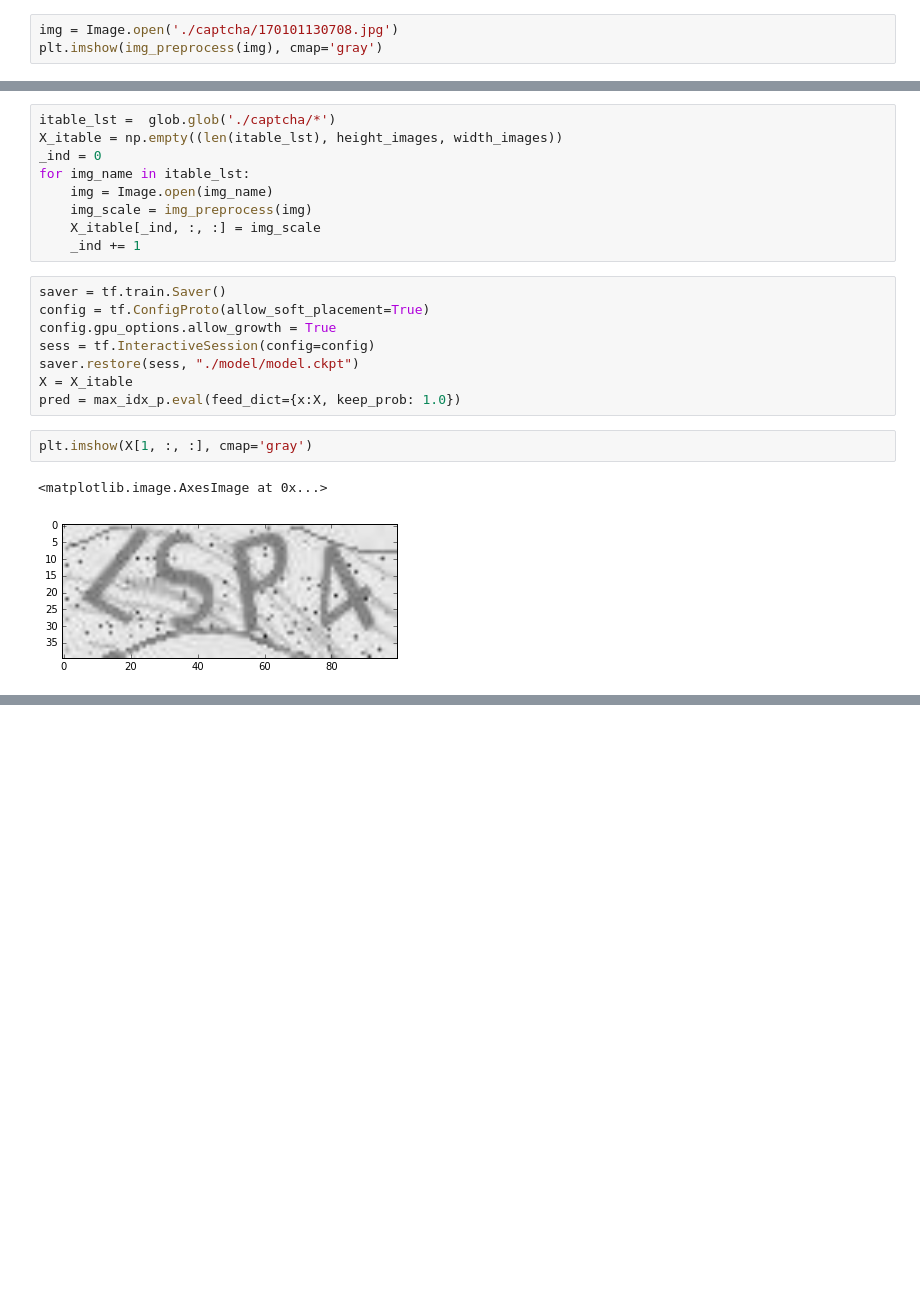
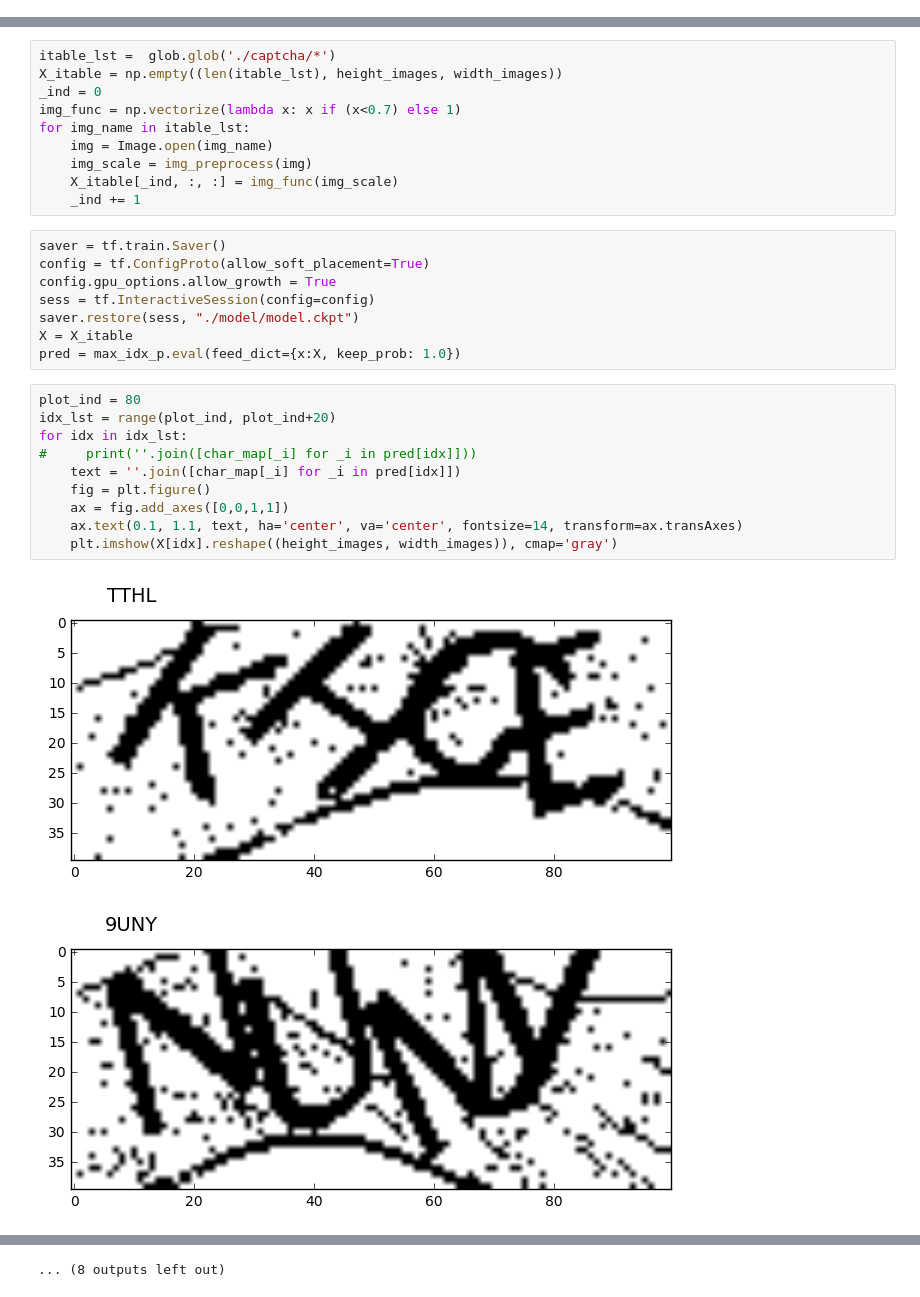
Before and after one commit to yuyang2009/kaggle, a Jupyter notebook: captcha.ipynb, the cells around one changed output, grey strips where cells are left out. Cells and saved outputs as stored; diff of their text form; blank space fills up the shorter version.

```diff
--- a/captcha.ipynb
+++ b/captcha.ipynb
@@ -394,3 +430,0 @@ for idx in idx_lst:
-# %%
-img = Image.open('./captcha/170101130708.jpg')
-plt.imshow(img_preprocess(img), cmap='gray')
@@ -401,10 +444,11 @@ plt.imshow(img_preprocess(img), cmap='gray')
 itable_lst =  glob.glob('./captcha/*')
 X_itable = np.empty((len(itable_lst), height_images, width_images))
 _ind = 0
+img_func = np.vectorize(lambda x: x if (x<0.7) else 1)
 for img_name in itable_lst:
     img = Image.open(img_name)
     img_scale = img_preprocess(img)
-    X_itable[_ind, :, :] = img_scale
+    X_itable[_ind, :, :] = img_func(img_scale)
     _ind += 1
 # %%
 saver = tf.train.Saver()
@@ -414,8 +458,16 @@ sess = tf.InteractiveSession(config=config)
 saver.restore(sess, "./model/model.ckpt")
 X = X_itable
 pred = max_idx_p.eval(feed_dict={x:X, keep_prob: 1.0})
-# %%
-plt.imshow(X[1, :, :], cmap='gray')
-# %% [output]
-<matplotlib.image.AxesImage at 0x...>
-[figure, removed]
+# %%
+plot_ind = 80
+idx_lst = range(plot_ind, plot_ind+20)
+for idx in idx_lst:
+#     print(''.join([char_map[_i] for _i in pred[idx]]))
+    text = ''.join([char_map[_i] for _i in pred[idx]])
+    fig = plt.figure()
+    ax = fig.add_axes([0,0,1,1])
+    ax.text(0.1, 1.1, text, ha='center', va='center', fontsize=14, transform=ax.transAxes)
+    plt.imshow(X[idx].reshape((height_images, width_images)), cmap='gray')
+# %% [output]
+[figure, added]
+[figure, added]
@@ -422,3 +484,4 @@ plt.imshow(X[1, :, :], cmap='gray')
+... (8 outputs left out)
 # %%
 itable_lst =  glob.glob('./captcha/*')
 X_itable = np.empty((len(itable_lst), height_images, width_images))
```
Also changed, not shown: parts of 22 cells of this notebook.
